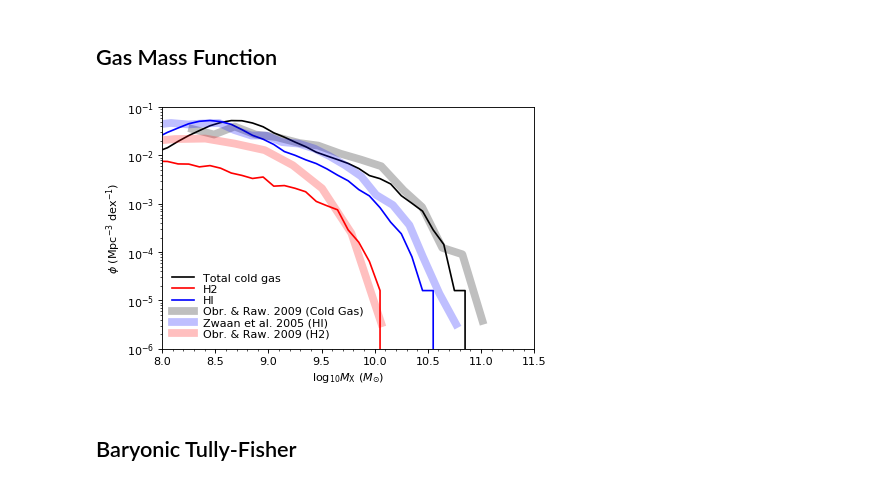
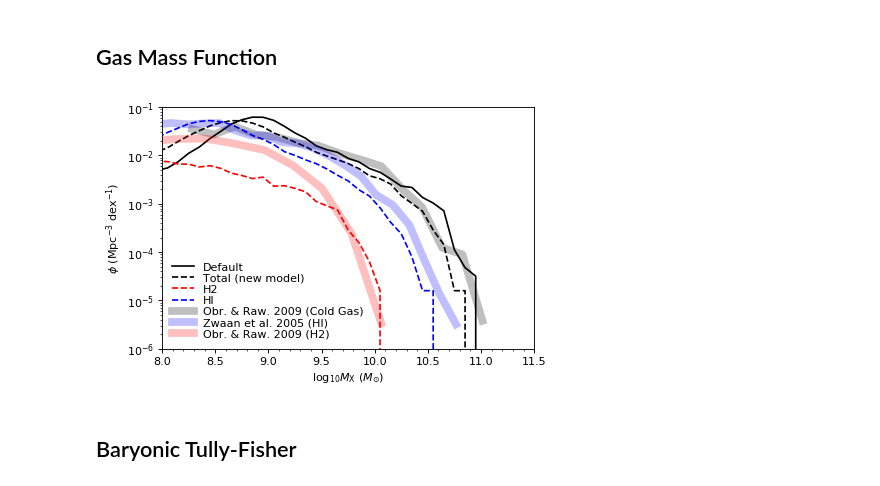
Before and after one commit to darrencroton/sage, a Jupyter notebook: analysis/allresults.ipynb, the cells around one changed output. Saved outputs shown, nothing was run; the diff lists cells and outputs as text; code cells hidden in the pictures.

```diff
--- a/analysis/allresults.ipynb
+++ b/analysis/allresults.ipynb
@@ -7,7 +9,7 @@ import numpy
 from random import sample, seed
 # %%
 Hubble_h = 0.73
-BoxSize = 62.4
+BoxSize = 62.5
 BoxSize1 = ((500**3) * (32/512))**(1/3)
 dilute = 5000
 sSFRcut = -11.0
@@ -585,10 +601,10 @@ xaxeshisto1 = binedges1[:-1] + 0.5 * binwidth
 xaxeshisto2 = binedges2[:-1] + 0.5 * binwidth
 xaxeshisto3 = binedges3[:-1] + 0.5 * binwidth
 
-#plt.plot(xaxeshisto, counts / (BoxSize/Hubble_h)**3 / binwidth, 'k-', label='Default')
-plt.plot(xaxeshisto1, counts1/ (BoxSize/Hubble_h)**3 / binwidth, 'k-', label='Total cold gas')
-plt.plot(xaxeshisto2, counts2/ (BoxSize/Hubble_h)**3 / binwidth, 'r-', label='H2')
-plt.plot(xaxeshisto3, counts3/ (BoxSize/Hubble_h)**3 / binwidth, 'b-', label='HI')
+plt.plot(xaxeshisto, counts / (BoxSize/Hubble_h)**3 / binwidth, 'k-', label='Default')
+plt.plot(xaxeshisto1, counts1/ (BoxSize/Hubble_h)**3 / binwidth, 'k--', label='Total (new model)')
+plt.plot(xaxeshisto2, counts2/ (BoxSize/Hubble_h)**3 / binwidth, 'r--', label='H2')
+plt.plot(xaxeshisto3, counts3/ (BoxSize/Hubble_h)**3 / binwidth, 'b--', label='HI')
 
 Zwaan = np.array([[6.933,   -0.333],
             [7.057,   -0.490],
@@ -645,34 +661,34 @@ ObrCold = np.array([
             [10.551,  -3.635],
             [10.740,  -5.010]        ], dtype=np.float32)
 
 ObrCold_xval = np.log10(10**(ObrCold[:, 0])  /Hubble_h/Hubble_h)
 ObrCold_yval = (10**(ObrCold[:, 1]) * Hubble_h*Hubble_h*Hubble_h)
 Zwaan_xval = np.log10(10**(Zwaan[:, 0]) /Hubble_h/Hubble_h)
 Zwaan_yval = (10**(Zwaan[:, 1]) * Hubble_h*Hubble_h*Hubble_h)
 ObrRaw_xval = np.log10(10**(ObrRaw[:, 0])  /Hubble_h/Hubble_h)
 ObrRaw_yval = (10**(ObrRaw[:, 1]) * Hubble_h*Hubble_h*Hubble_h)
 
 plt.plot(ObrCold_xval, ObrCold_yval, color='black', lw = 7, alpha=0.25, label='Obr. & Raw. 2009 (Cold Gas)')
 plt.plot(Zwaan_xval, Zwaan_yval, color='blue', lw = 7, alpha=0.25, label='Zwaan et al. 2005 (HI)')
 plt.plot(ObrRaw_xval, ObrRaw_yval, color='red', lw = 7, alpha=0.25, label='Obr. & Raw. 2009 (H2)')
 
 plt.yscale('log', nonposy='clip')
 plt.axis([8.0, 11.5, 1.0e-6, 1.0e-1])
 
 ax.xaxis.set_minor_locator(plt.MultipleLocator(0.1))
 
 plt.ylabel(r'$\phi\ (\mathrm{Mpc}^{-3}\ \mathrm{dex}^{-1})$')
 plt.xlabel(r'$\log_{10} M_{\mathrm{X}}\ (M_{\odot})$')
 
 leg = plt.legend(loc=0, numpoints=1, labelspacing=0.1)
 leg.draw_frame(False)  # Don't want a box frame
 for t in leg.get_texts():  # Reduce the size of the text
     t.set_fontsize('medium')
 
 plt.savefig('plots/GMF-dust.png')
 plt.show()
 # %% [output]
-[figure, old version]
+[figure, new version]
 # %% [markdown]
 ## Baryonic Tully-Fisher
 # %%
```
Also changed, not shown: parts of 10 cells of this notebook, 2 other files.
